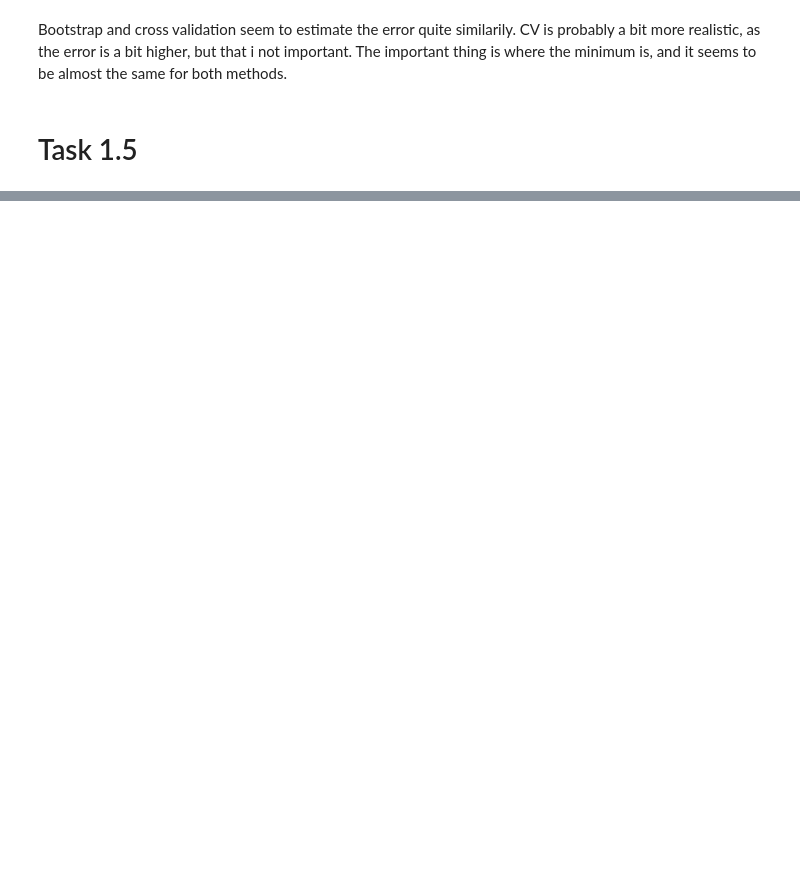
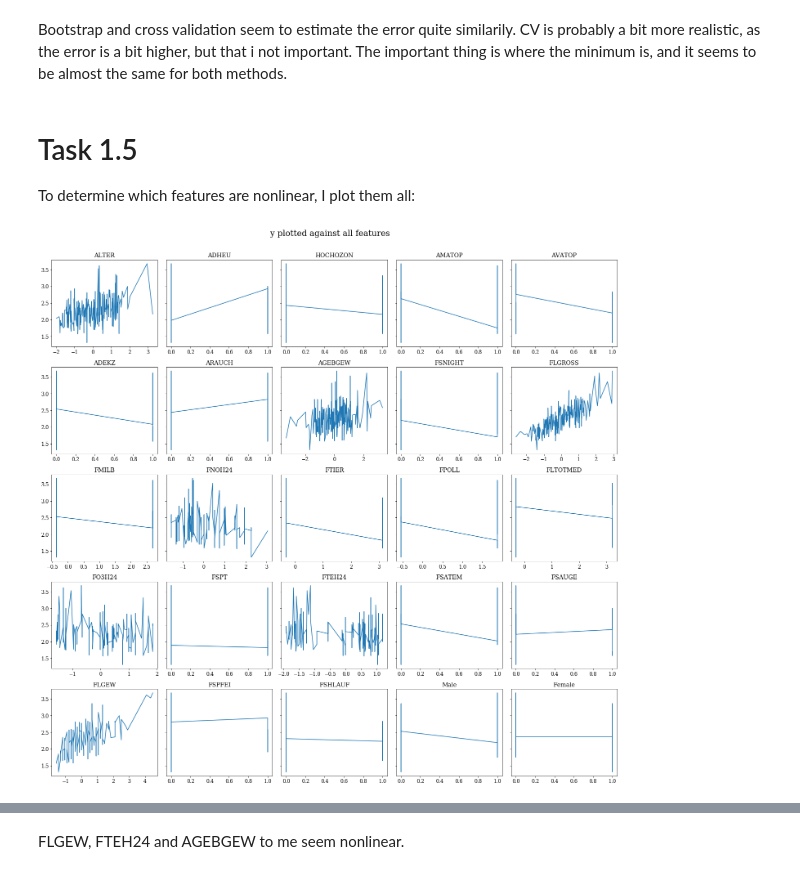
Before and after one commit to bernharl/STK-IN4300-oblig2, a Jupyter notebook: Oblig2 STK-IN Bernhard.ipynb, the cells around one changed output, grey strips where cells are left out. Saved outputs shown, nothing was run; the diff lists cells and outputs as text; code cells hidden in the pictures; blank space fills up the shorter version.

```diff
--- a/Oblig2 STK-IN Bernhard.ipynb
+++ b/Oblig2 STK-IN Bernhard.ipynb
@@ -505,5 +502,20 @@ plt.show()
 [interactive output not drawn]
 # %% [markdown]
 Bootstrap and cross validation seem to estimate the error quite similarily. CV is probably a bit more realistic, as the error is a bit higher, but that i not important. The important thing is where the minimum is, and it seems to be almost the same for both methods.
-# %% [markdown]
-# Task 1.5
+# %% [markdown]
+# Task 1.5
+
+To determine which features are nonlinear, I plot them all:
+# %%
+fig, axes = plt.subplots(5, 5, figsize=[20, 20], sharey=True)
+axes = axes.ravel()
+for i in range(X_train.values.shape[1]):
+    sorted_indices = np.argsort(X_train.values[:, i])
+    y_train.values[sorted_indices]
+    axes[i].plot(X_train.values[:, i][sorted_indices], y_train.values[sorted_indices])
+    axes[i].set_title(X_train.columns.values[i])
+fig.suptitle("y plotted against all features", fontsize=20)
+fig.tight_layout(rect=[0, 0.03, 1, 0.95])
+plt.show()
+# %% [output]
+[figure, added]
@@ -510 +523,3 @@ Bootstrap and cross validation seem to estimate the error quite similarily. CV i
+# %% [markdown]
+FLGEW, FTEH24 and AGEBGEW to me seem nonlinear.
 # %%
```
Also changed, not shown: parts of 14 cells of this notebook.
